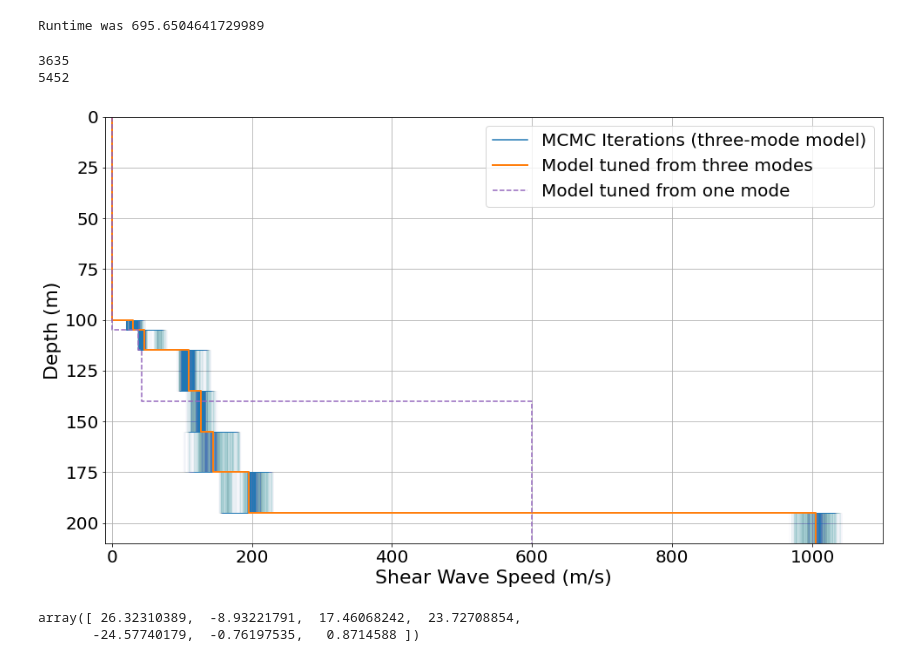
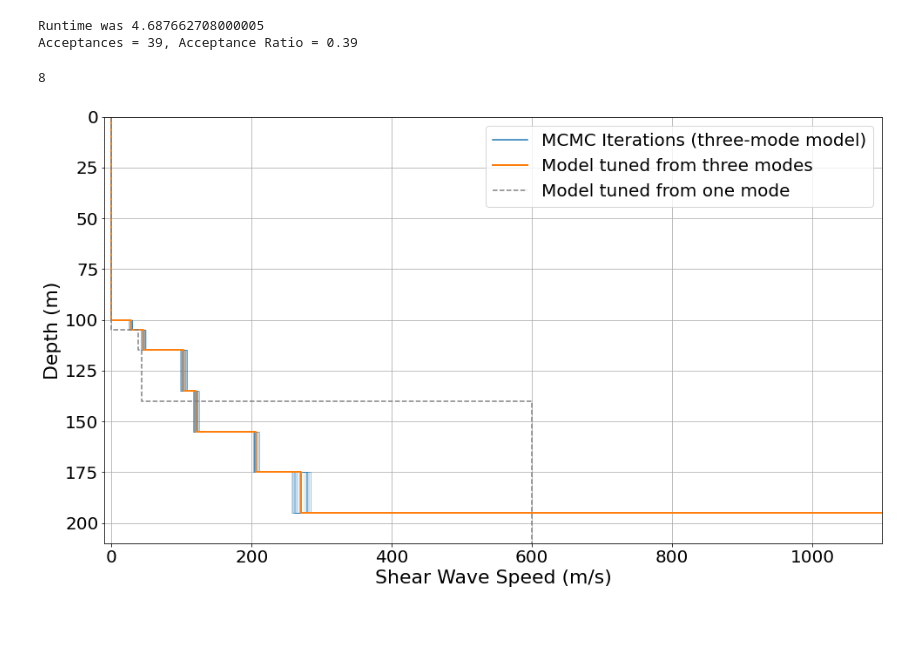
Before and after one commit to bradlipovsky/whidbey-surface-waves, a Jupyter notebook: mcmc.ipynb, the cells around one changed output. Cells and saved outputs as stored; diff of their text form; code cells hidden in the pictures; blank space fills up the shorter version.

```diff
--- a/mcmc.ipynb
+++ b/mcmc.ipynb
@@ -7,63 +7,62 @@ vs0 = [0.025, 0.050, 0.090, 0.1, 0.2, 0.2, 1.00]
 # %%
-do_mcmc_8param(k_obs,f_obs, h0, vs0, N = 10000, filename='three-modes.pickle',
-                   fixhalfspace=False,
-                    step_size = 1e-3,
-                    f_sensitivity = 0.05)
+do_mcmc_8param(k_obs,f_obs, h0, vs0, N = 100,
+                filename='three-modes.pickle',
+                step_size = 2e-3,
+                f_sensitivity = 0.01,
+                verbose=False)
 # %% [output]
-Runtime was 695.6504641729989
+Runtime was 4.687662708000005
+Acceptances = 39, Acceptance Ratio = 0.39
 # %%
 import pickle
 x = pickle.load(open('three-modes.pickle', 'rb'))
 n = x.shape[0]
 y = x[int(n/3):,:]
-print(y.shape[0])
-print(x.shape[0])
+ymean = np.mean(y,axis=0)
-# %% [output]
-3635
-5452
+# %%
+len(h0)
+# %% [output]
+8
 # %%
 import numpy as np
-ymean = np.mean(y,axis=0)
-
 import matplotlib.pyplot as plt
 import matplotlib
 matplotlib.rc('xtick', labelsize=20)
 matplotlib.rc('ytick', labelsize=20)
 
+
+
 fig,ax=plt.subplots(figsize=(16,9))
 fig.patch.set_facecolor('w')
 plt.plot(0,0,label='MCMC Iterations (three-mode model)')
 for xx in y:
-    plt.step(np.hstack([0,xx[8:],xx[14]]),
-             np.hstack([0,np.cumsum(xx[0:7]),300]),
-             c='C0',alpha=0.01,linewidth=0.5)
+    plt.step(np.hstack([0,xx,xx[-1]]),
+             np.hstack([0,np.cumsum(h0)*1000]),
+             c='C0',alpha=0.5,linewidth=0.5)
 
-plt.step(np.hstack([0,ymean[8:],ymean[-1]]),
-         np.hstack([0,np.cumsum(ymean[0:7]),300]),
+plt.step(np.hstack([0,ymean,ymean[-1]]),
+         np.hstack([0,np.cumsum(h0)*1000]),
          c='C1',linewidth=2,label='Model tuned from three modes')
 
 # One-mode tuned model
-h1 =  np.hstack([0,np.array([0.100, 0.005, 0.010, 0.025, 0.0])*1000,300])
-v1 = [0,0, 0.038, 0.043, 0.080, 0.600,0.6]
+# h1 =  np.hstack([0,np.array([0.100, 0.005, 0.010, 0.025, 0.0])*1000,300])
+# v1 = [0,0, 0.038, 0.043, 0.080, 0.600,0.6]
 
 plt.step(np.array(v1)*1000,
          np.cumsum(h1),
-         '--',c='C4',label='Model tuned from one mode')
+         '--',c='Grey',label='Model tuned from one mode')
 
 plt.ylim([210,0])
 plt.xlim([-10,1100])
 plt.legend(fontsize=20)
 plt.grid()
 plt.ylabel('Depth (m)',fontsize=22)
 plt.xlabel('Shear Wave Speed (m/s)',fontsize=22)
 plt.show()
 # %% [output]
-[figure, old version]
+[figure, new version]
 # %%
-xmean = np.mean(x[:,8:],axis=0)
-xstd  = np.std(x[:,8:],axis=0)
-percent_change_from_initial_guess = (xmean/1e3 - vs0)/vs0*100
+y_mean = np.mean(y[:,8:],axis=0)
+y_std  = np.std(y[:,8:],axis=0)
+percent_change_from_initial_guess = (y_mean/1e3 - vs0)/vs0*100
 percent_change_from_initial_guess
-# %% [output]
-array([ 26.32310389,  -8.93221791,  17.46068242,  23.72708854,
-       -24.57740179,  -0.76197535,   0.8714588 ])
```
Also changed, not shown: parts of 6 cells of this notebook, 3 other files.
